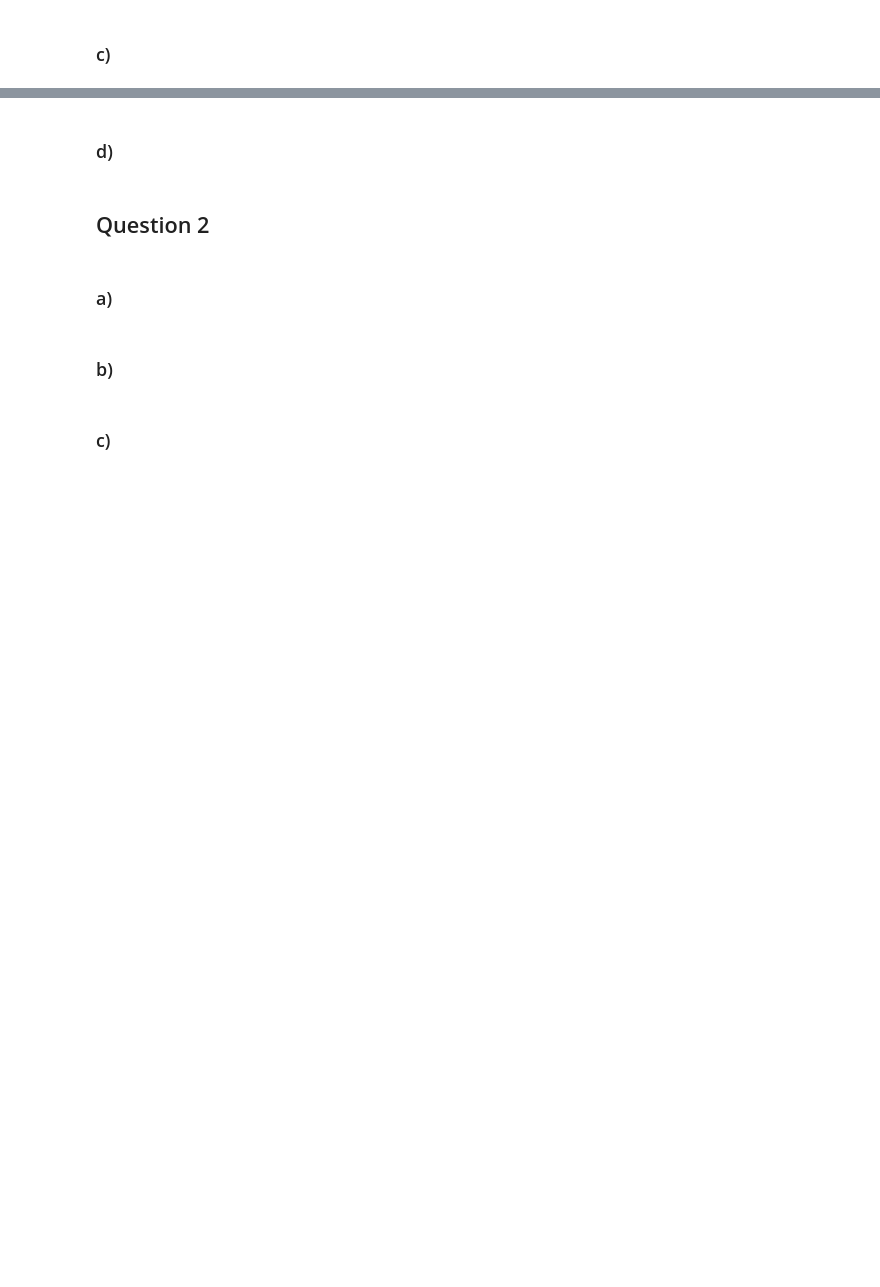
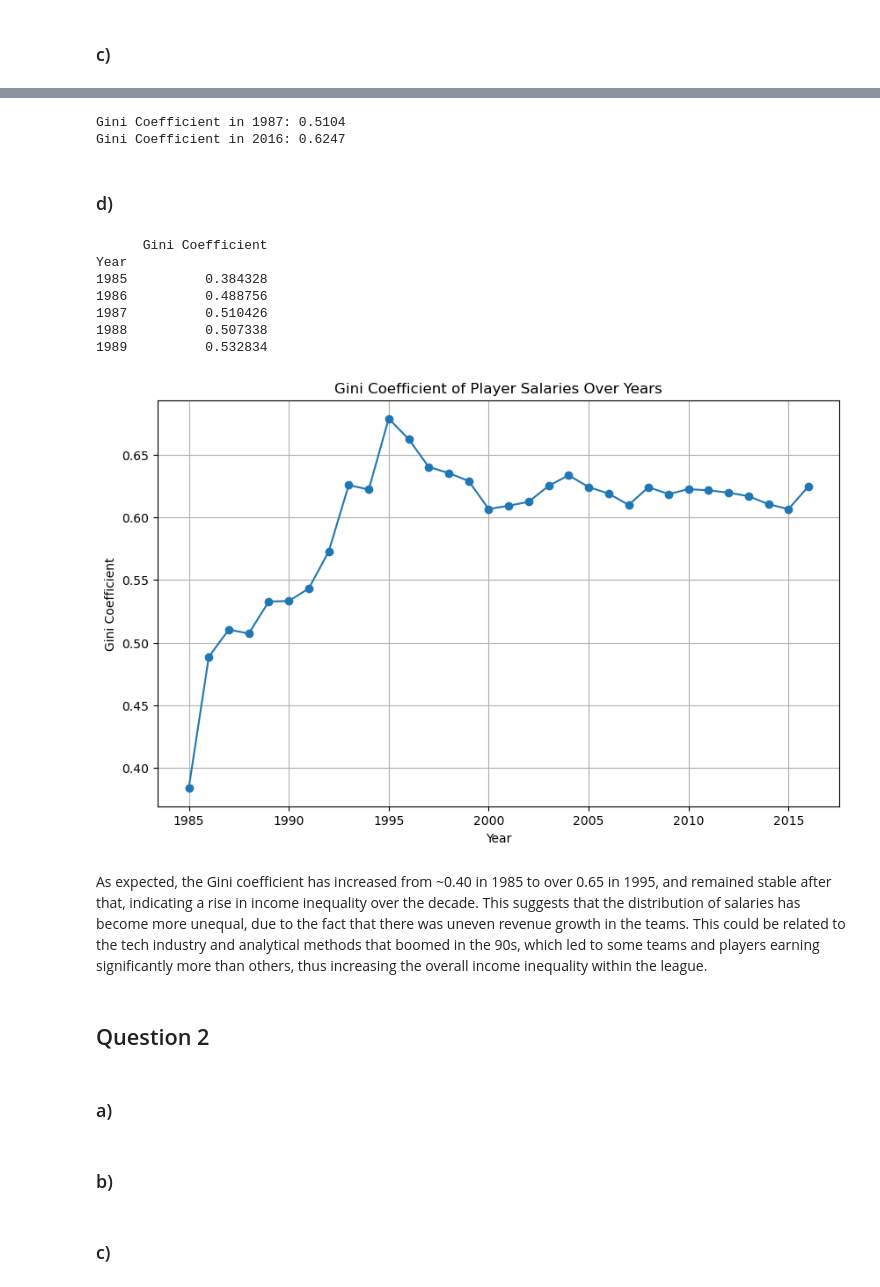
Before and after one commit to sepehrilami/CNET5442, a Jupyter notebook: assignments/assignment02.ipynb, the cells around one changed output, grey strips where cells are left out. Saved outputs shown, nothing was run; the diff lists cells and outputs as text; code cells hidden in the pictures; blank space fills up the shorter version.

```diff
--- a/assignments/assignment02.ipynb
+++ b/assignments/assignment02.ipynb
@@ -107,5 +151,52 @@ The log plot is particularly useful for visualizing data that spans several orde
+# %%
+def gini_coefficient(salaries):
+    """Compute the Gini coefficient of a numpy array."""
+    # Ensure the array is sorted. This is very important.
+    sorted_salaries = np.sort(salaries)
+    n = len(salaries)
+    cumulative_salaries = np.cumsum(sorted_salaries)
+    gini = (2 * np.sum((np.arange(1, n + 1) * sorted_salaries))) / (n * cumulative_salaries[-1]) - (n + 1) / n
+    return gini
+
+gini_early = gini_coefficient(salaries_early["salary"].values)
+gini_late = gini_coefficient(salaries_late["salary"].values)
+
+print(f"Gini Coefficient in {early_year}: {gini_early:.4f}")
+print(f"Gini Coefficient in {late_year}: {gini_late:.4f}")
+# %% [output]
+Gini Coefficient in 1987: 0.5104
+Gini Coefficient in 2016: 0.6247
 # %% [markdown]
 ### d)
+# %%
+# compute gini coefficients for every year in the dataset
+gini_by_year = {}
+for year in salaries["yearID"].unique():
+    salaries_year = salaries[salaries["yearID"] == year]["salary"].values
+    gini_by_year[year] = gini_coefficient(salaries_year)
+gini_df = pd.DataFrame.from_dict(gini_by_year, orient='index', columns=['Gini Coefficient'])
+gini_df.index.name = 'Year'
+print(gini_df.head())
+
+# plot
+fig, ax = plt.subplots(figsize=(10, 6), dpi=100)
+ax.plot(gini_df.index, gini_df['Gini Coefficient'], marker='o')
+ax.set_title("Gini Coefficient of Player Salaries Over Years")
+ax.set_xlabel("Year")
+ax.set_ylabel("Gini Coefficient")
+plt.grid()
+plt.show()
+# %% [output]
+      Gini Coefficient
+Year
+1985          0.384328
+1986          0.488756
+1987          0.510426
+1988          0.507338
+1989          0.532834
+[figure, added]
+# %% [markdown]
+As expected, the Gini coefficient has increased from ~0.40 in 1985 to over 0.65 in 1995, and remained stable after that, indicating a rise in income inequality over the decade. This suggests that the distribution of salaries has become more unequal, due to the fact that there was uneven revenue growth in the teams. This could be related to the tech industry and analytical methods that boomed in the 90s, which led to some teams and players earning significantly more than others, thus increasing the overall income inequality within the league.
 # %% [markdown]
 ## Question 2
 # %% [markdown]
```
Also changed, not shown: parts of 3 cells of this notebook.
